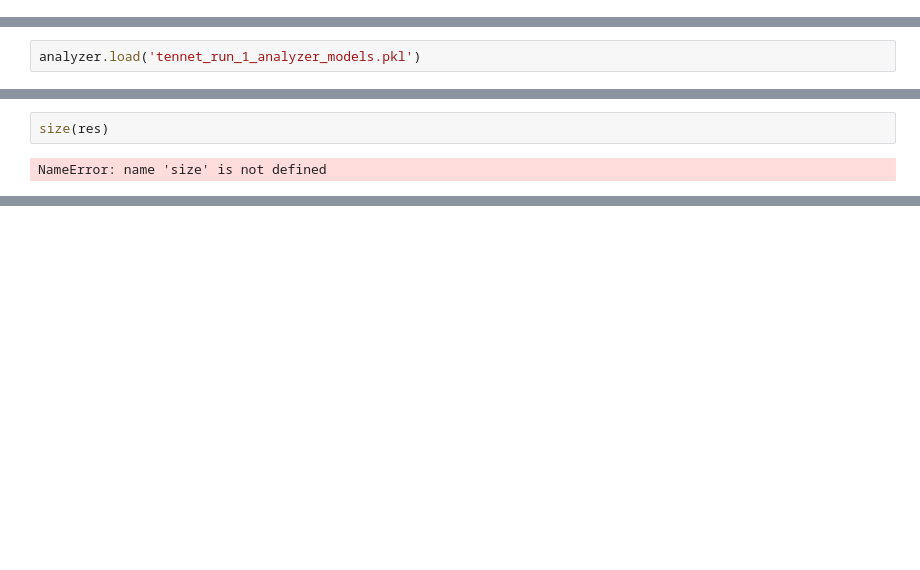
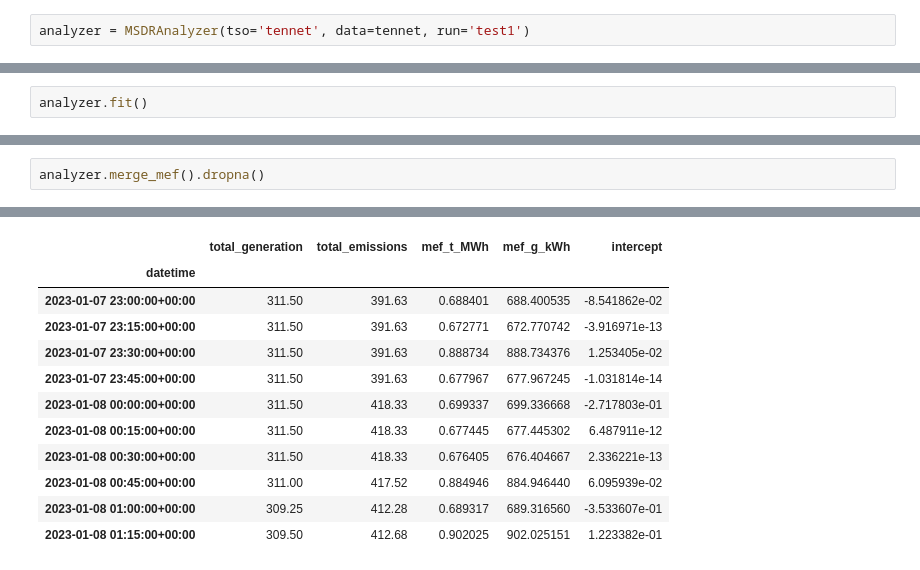
Before and after one commit to AK960/marginal-emissions-germany, a Jupyter notebook: notebooks/msdr_test.ipynb, the cells around one changed output, grey strips where cells are left out. Drawn from its saved outputs; the diff is of its cells as text; blank space fills up the shorter version.

Commit message:
Finished MSDRAnalyzer & test run

```diff
--- a/notebooks/msdr_test.ipynb
+++ b/notebooks/msdr_test.ipynb
@@ -19,2 +8,4 @@ analyzer.fit(analysis_df)
+# %%
+analyzer = MSDRAnalyzer(tso='tennet', data=tennet, run='test1')
 # %%
 vars(analyzer)
@@ -20,0 +64,2 @@ vars(analyzer)
+# %%
+analyzer.fit()
@@ -25,2 +77,0 @@ analyzer.df_mef_scaled.Intercept.min()
-# %%
-analyzer.load('tennet_run_1_analyzer_models.pkl')
@@ -85,4 +78,3 @@ Warnings:
-# %%
-size(res)
-# %% [output]
-NameError: name 'size' is not defined
+# %%
+analyzer.merge_mef().dropna()
+# %% [output]
@@ -88,0 +83,12 @@ NameError: name 'size' is not defined
+|  | total_generation | total_emissions | mef_t_MWh | mef_g_kWh | intercept |
+| datetime |  |  |  |  |  |
+| 2023-01-07 23:00:00+00:00 | 311.50 | 391.63 | 0.688401 | 688.400535 | -8.541862e-02 |
+| 2023-01-07 23:15:00+00:00 | 311.50 | 391.63 | 0.672771 | 672.770742 | -3.916971e-13 |
+| 2023-01-07 23:30:00+00:00 | 311.50 | 391.63 | 0.888734 | 888.734376 | 1.253405e-02 |
+| 2023-01-07 23:45:00+00:00 | 311.50 | 391.63 | 0.677967 | 677.967245 | -1.031814e-14 |
+| 2023-01-08 00:00:00+00:00 | 311.50 | 418.33 | 0.699337 | 699.336668 | -2.717803e-01 |
+| 2023-01-08 00:15:00+00:00 | 311.50 | 418.33 | 0.677445 | 677.445302 | 6.487911e-12 |
+| 2023-01-08 00:30:00+00:00 | 311.50 | 418.33 | 0.676405 | 676.404667 | 2.336221e-13 |
+| 2023-01-08 00:45:00+00:00 | 311.00 | 417.52 | 0.884946 | 884.946440 | 6.095939e-02 |
+| 2023-01-08 01:00:00+00:00 | 309.25 | 412.28 | 0.689317 | 689.316560 | -3.533607e-01 |
+| 2023-01-08 01:15:00+00:00 | 309.50 | 412.68 | 0.902025 | 902.025151 | 1.223382e-01 |
```
Also changed, not shown: parts of 21 cells of this notebook, 8 other files.
